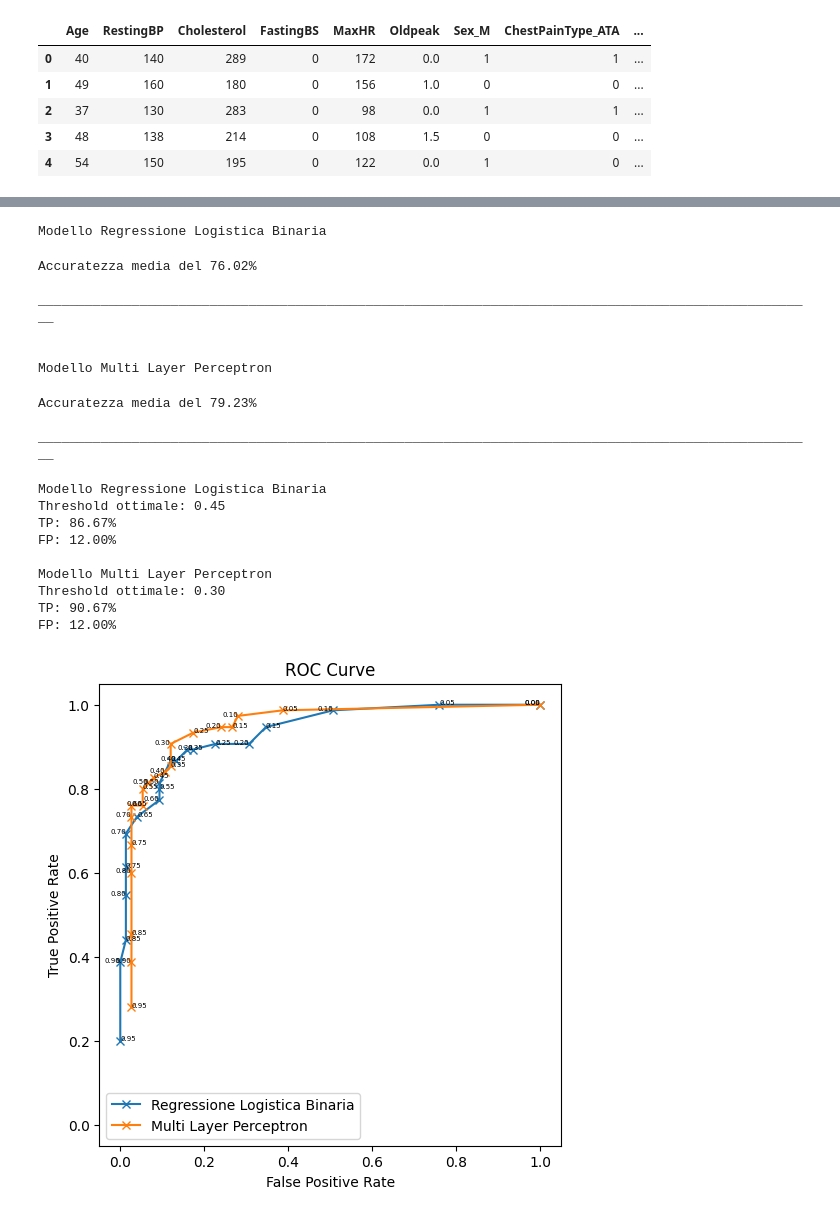
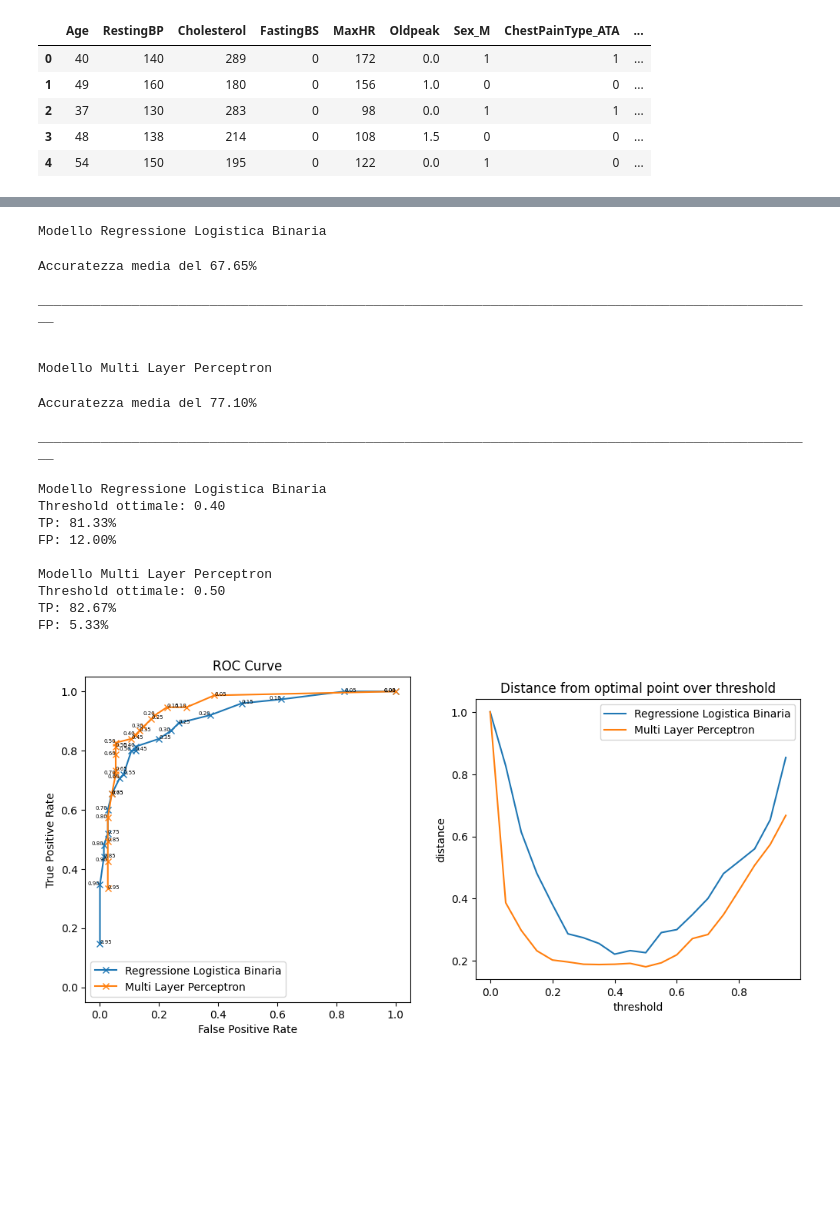
Before and after one commit to gnlca/heart-failure-detection, a Jupyter notebook: heart.ipynb, the cells around one changed output, grey strips where cells are left out. Drawn from its saved outputs; the diff is of its cells as text; code cells hidden in the pictures; blank space fills up the shorter version.

```diff
--- a/heart.ipynb
+++ b/heart.ipynb
@@ -244,7 +259,11 @@ plt.show()
 # %%
+# Gestione multicollinearità
 clean_df = df.copy()
-clean_df.drop("Age", axis=1, inplace=True)
-# clean_df.drop("id", axis=1, inplace=True) # dove con axis 1 indica le colonne
+clean_df.drop("ST_Slope_Up", axis=1, inplace=True)
+# clean_df.drop("RestingECG_ST", axis=1, inplace=True)
+
+
+# Preparazione input e target modello
 scaler = StandardScaler()
 input_data = torch.from_numpy(
     scaler.fit_transform(clean_df.drop("HeartDisease", axis=1).to_numpy())
@@ -263,6 +282,8 @@ train_dataloader = DataLoader(train_dataset, batch_size=batch_size, shuffle=True
 test_dataloader = DataLoader(test_dataset, batch_size=batch_size, shuffle=True)
 # %%
 class LogisticRegressionNet(nn.Module):
+    """Modello di rete neurale per la regressione logistica."""
+
     def __init__(self, input_size=input_data.shape[1]):
         super(LogisticRegressionNet, self).__init__()
         self.fc = nn.Linear(input_size, 1)
@@ -275,6 +296,8 @@ class LogisticRegressionNet(nn.Module):
 
 
 class MLPNet(nn.Module):
+    """Modello di rete neurale multistrato (MLP)"""
+
     def __init__(self, input_size=input_data.shape[1], hidden_size=64):
         super(MLPNet, self).__init__()
         self.relu_stack = nn.Sequential(
@@ -431,13 +454,13 @@ for idx, config in enumerate(model_configs):
     print("_" * 100, "\n\n")
 # %% [output]
 Modello Regressione Logistica Binaria
-Accuratezza media del 76.02%
+Accuratezza media del 67.65%
 
 ____________________________________________________________________________________________________
 
 
 Modello Multi Layer Perceptron
-Accuratezza media del 79.23%
+Accuratezza media del 77.10%
 
 ____________________________________________________________________________________________________
 # %%
@@ -469,6 +492,7 @@ for idx, config in enumerate(model_configs):
 
     tpfp_values = []
     min_dist = np.infty
+    dist_values = []
     optimal_threshold = threshold_values[0]
     optimal_threshold_idx = 0
 
@@ -479,6 +503,7 @@ for idx, config in enumerate(model_configs):
         tp = np.sum(pred_y & y) / np.sum(y)
         fp = np.sum(pred_y & (1 - y)) / np.sum(1 - y)
         point_dist = np.sqrt((tp_optimal - tp) ** 2 + (fp_optimal - fp) ** 2)
+        dist_values.append(point_dist)
         if point_dist < min_dist:
             min_dist = point_dist
             optimal_threshold = threshold
@@ -491,47 +516,59 @@ for idx, config in enumerate(model_configs):
     tp, fp = tpfp_values[optimal_threshold_idx]
     config["tpfp_values"] = tpfp_values
     config["optimal_threshold"] = optimal_threshold
+    config["dist_values"] = dist_values
     print(f"Threshold ottimale: {optimal_threshold:.2f}")
     print(f"TP: {100*tp:.2f}%")
     print(f"FP: {100*fp:.2f}%\n")
 
 
 # curva ROC
-fig, ax = plt.subplots(figsize=(12, 6))
+fig, (ax1, ax2) = plt.subplots(1, 2, figsize=(12, 6))
 # ax.plot([0, 1], [0, 1], linestyle="--", color="r", label="")
 
 for config in model_configs:
     tp, fp = zip(*config["tpfp_values"])
-    ax.plot(fp, tp, label=config["description"], marker="x")
+    dist_values = config["dist_values"]
+    ax1.plot(fp, tp, label=config["description"], marker="x")
+    ax2.plot(threshold_values, dist_values, label=config["description"])
 
     # mostra le soglie con cui sono stati ottenuti i punti nel plot
     for idx, (fp_i, tp_i) in enumerate(zip(fp, tp)):
-        ax.text(
+        ax1.text(
             fp_i,
             tp_i,
             f"{threshold_values[idx]:.2f}",
             ha=("right" if idx % 2 == 0 else "left"),
             fontsize=5,
             color="#000000",
         )
 
-ax.set_aspect("equal")
-ax.set_xlabel("False Positive Rate")
-ax.set_ylabel("True Positive Rate")
-ax.set_title("ROC Curve")
-ax.legend()
-ax.set_xlim(0 - 0.05, 1 + 0.05)
-ax.set_ylim(0 - 0.05, 1 + 0.05)
+ax1.set_aspect("equal")
+ax1.set_xlabel("False Positive Rate")
+ax1.set_ylabel("True Positive Rate")
+ax1.set_title("ROC Curve")
+ax1.legend()
+ax1.set_xlim(0 - 0.05, 1 + 0.05)
+ax1.set_ylim(0 - 0.05, 1 + 0.05)
+
+ax2.set_title("Distance from optimal point over threshold")
+ax2.set_aspect("equal")
+ax2.set_xlabel("threshold")
+ax2.set_ylabel("distance")
+ax2.legend()
+
+# curva thresholds
+
 
 plt.show()
 # %% [output]
 Modello Regressione Logistica Binaria
-Threshold ottimale: 0.45
-TP: 86.67%
+Threshold ottimale: 0.40
+TP: 81.33%
 FP: 12.00%
 
 Modello Multi Layer Perceptron
-Threshold ottimale: 0.30
-TP: 90.67%
-FP: 12.00%
+Threshold ottimale: 0.50
+TP: 82.67%
+FP: 5.33%
-[figure, old version]
+[figure, new version]
```
Also changed, not shown: parts of 4 cells of this notebook, 4 other files.
